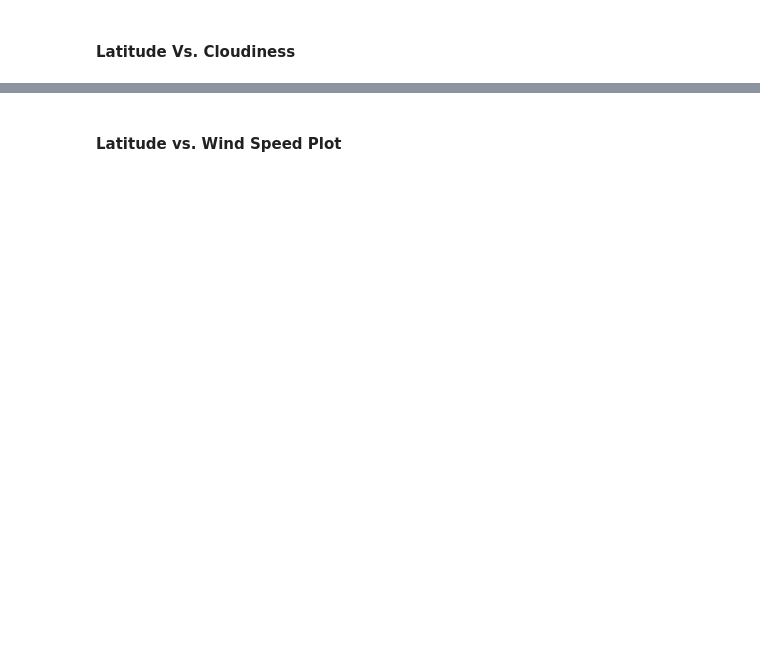
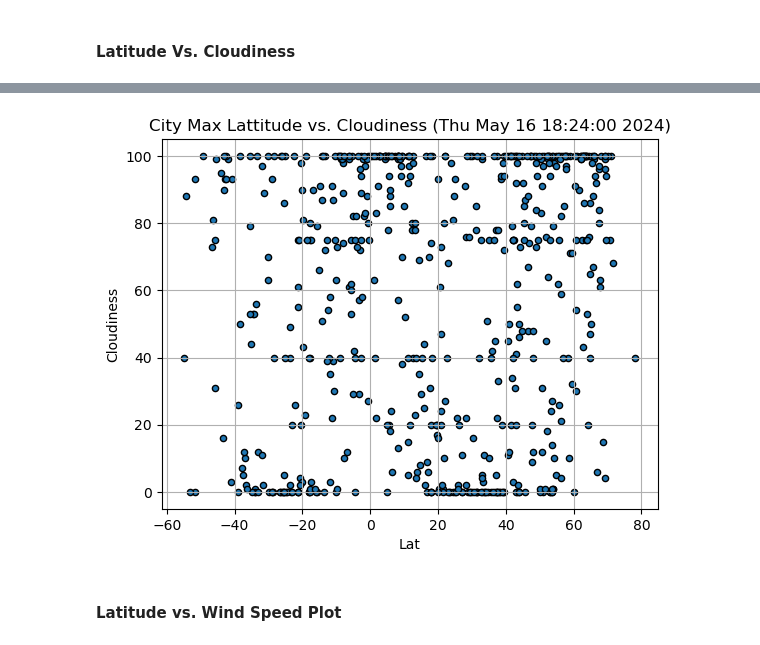
Before and after one commit to mattcat1221/World_Weather_Analysis, a Jupyter notebook: WeatherPy.ipynb, the cells around one changed output, grey strips where cells are left out. Saved outputs shown, nothing was run; the diff lists cells and outputs as text; code cells hidden in the pictures; blank space fills up the shorter version.

```diff
--- a/WeatherPy.ipynb
+++ b/WeatherPy.ipynb
@@ -241,3 +219,15 @@ plt.show()
+# %%
+# Build the scatter plots for latitude vs. cloudiness
+# Incorporate the other graph properties
+city_data_df.plot.scatter('Lat','Cloudiness', grid=True, edgecolor='black', title=f'City Max Lattitude vs. Cloudiness ({time.ctime()})')
+
+# Save the figure
+plt.savefig("output_data/Fig3.png")
+
+# Show plot
+plt.show()
+# %% [output]
+[figure, added]
 # %% [markdown]
 #### Latitude vs. Wind Speed Plot
 # %%
```
Also changed, not shown: parts of 31 cells of this notebook, 10 other files.
